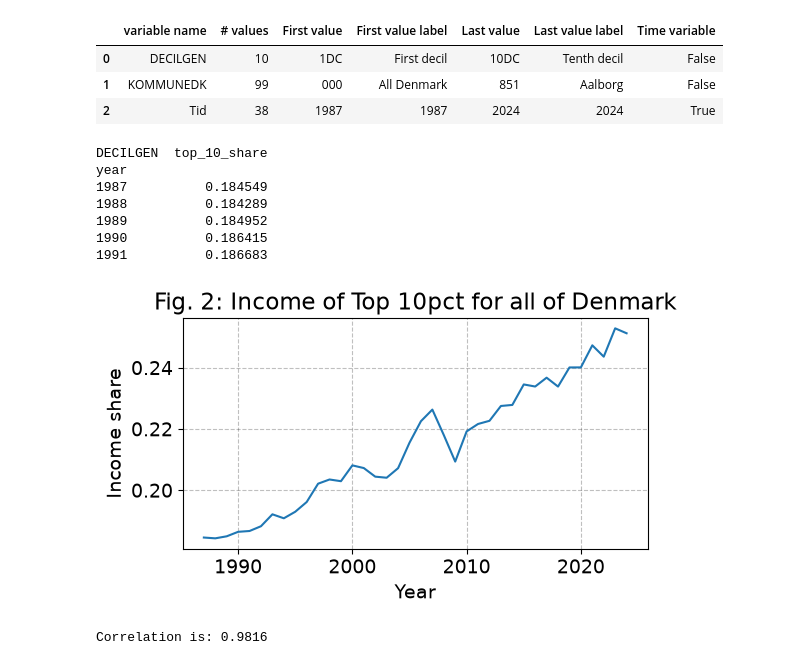
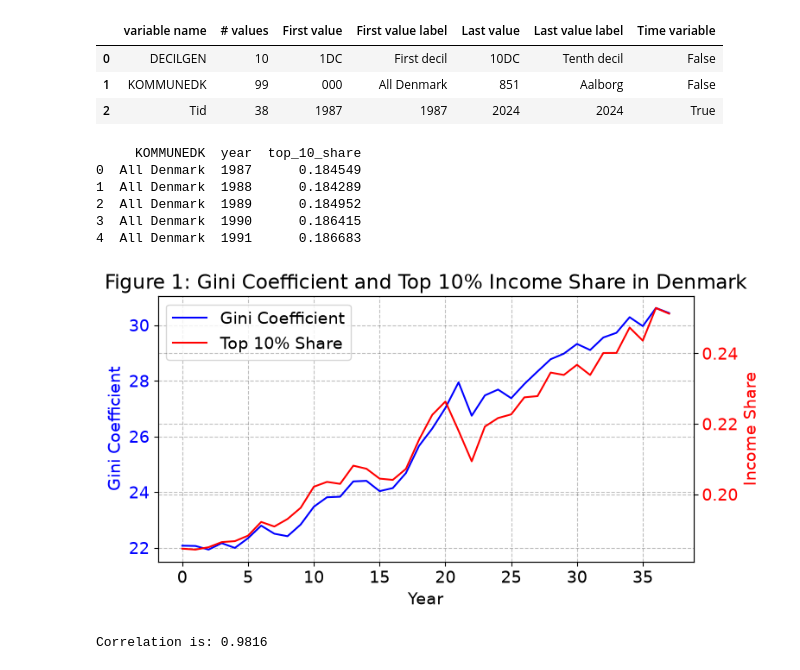
Before and after one commit to NumEconCopenhagen/projects-2024-group67, a Jupyter notebook: DataProject.ipynb, the cells around one changed output. Drawn from its saved outputs; the diff is of its cells as text; code cells hidden in the pictures.

```diff
--- a/DataProject.ipynb
+++ b/DataProject.ipynb
@@ -128,35 +110,44 @@ Last update: 2025-12-01T08:00:00
 from data_loader import load_IFOR32
 
 # g. Calling the funtion with the appropriate parameter values
-income_10pct = load_IFOR32('*', '000', '*', 'share')
+income_10pct = load_IFOR32('*', '000', '*')
 
 # h. displaying the first 5 yearly values of the top 10% income share for all of denmark
 print(income_10pct.head())
 # %% [output]
-DECILGEN  top_10_share
-year
-1987          0.184549
-1988          0.184289
-1989          0.184952
-1990          0.186415
-1991          0.186683
+     KOMMUNEDK  year  top_10_share
+0  All Denmark  1987      0.184549
+1  All Denmark  1988      0.184289
+2  All Denmark  1989      0.184952
+3  All Denmark  1990      0.186415
+4  All Denmark  1991      0.186683
-# %%
-import matplotlib.pyplot as plt
-
-# a. Creating the plot for the 10% income share over time for all municipalities in Denmark.
-for col in ['top_10_share']:
-    fig = plt.figure(figsize=(6,3))
-    ax = fig.add_subplot(111)
-
-    ax.plot(income_10pct.index, income_10pct[col])
-
-    ax.set_title('Fig. 2: Income of Top 10pct for all of Denmark')
-    ax.set_xlabel('Year')
-    ax.set_ylabel('Income share')
-
-plt.show()
-# %% [output]
-[figure, removed]
+# %%
+import matplotlib.pyplot as plt
+
+# a. Creating a figure and primary axis for the Gini coefficient
+fig, ax1 = plt.subplots(figsize=(8, 4))
+
+# b. Plotting Gini coefficient on the left y-axis
+ax1.plot(df_merged.index, df_merged['gini'], color='blue', label='Gini Coefficient')
+ax1.set_xlabel('Year')
+ax1.set_ylabel('Gini Coefficient', color='blue')
+ax1.tick_params(axis='y', labelcolor='blue')
+
+# c. Creating secondary axis and plot top 10% income share on the right y-axis
+ax2 = ax1.twinx()
+ax2.plot(df_merged.index, df_merged['top_10_share'], color='red', label='Top 10% Share')
+ax2.set_ylabel('Income Share', color='red')
+ax2.tick_params(axis='y', labelcolor='red')
+
+# d. Combining legends from both axes and display the plot
+lines_1, labels_1 = ax1.get_legend_handles_labels()
+lines_2, labels_2 = ax2.get_legend_handles_labels()
+ax1.legend(lines_1 + lines_2, labels_1 + labels_2, loc='upper left')
+
+plt.title('Figure 1: Gini Coefficient and Top 10% Income Share in Denmark')
+plt.show()
+# %% [output]
+[figure, added]
 # %%
 import pandas as pd
 
```
Also changed, not shown: parts of 5 cells of this notebook, 1 other file.
